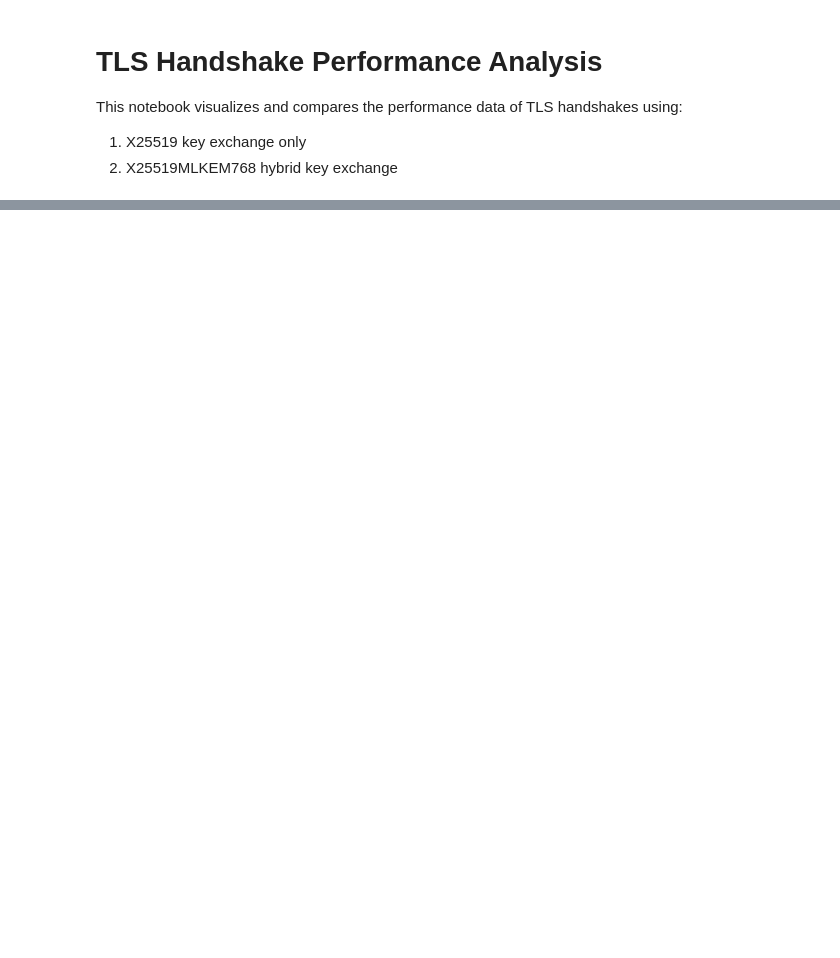
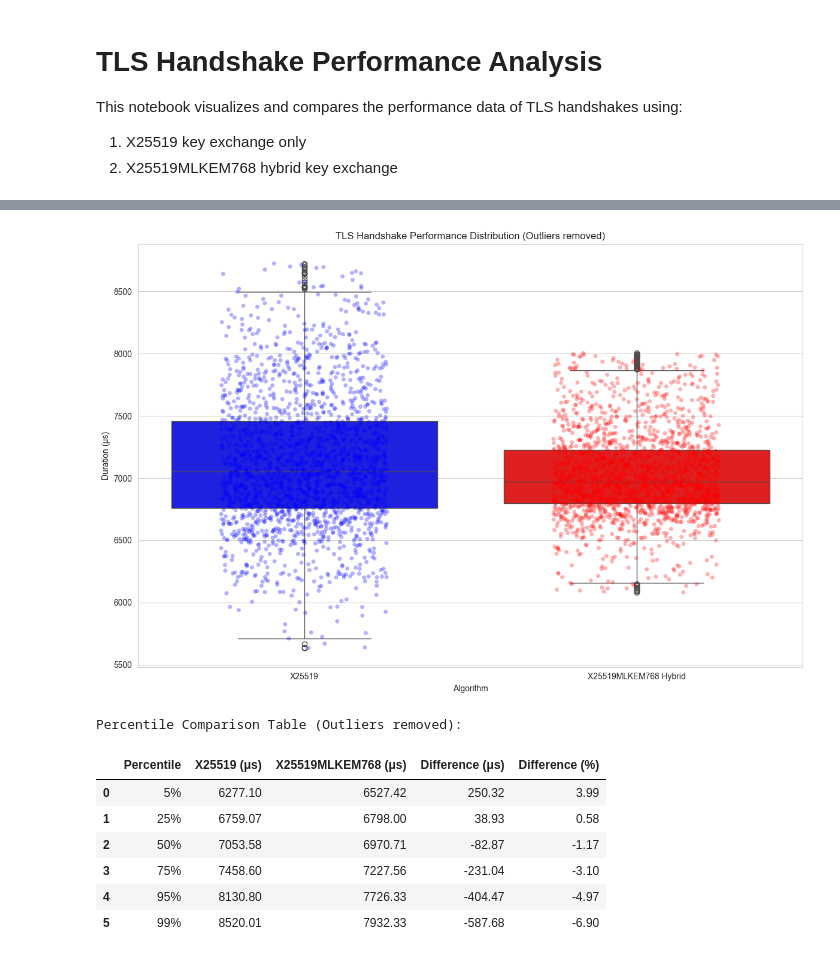
Before and after one commit to linukaratnayake/x25519mlkem768_x25519_perf_analysis, a Jupyter notebook: results/visualize_results.ipynb, the cells around one changed output, grey strips where cells are left out. Drawn from its saved outputs; the diff is of its cells as text; code cells hidden in the pictures; blank space fills up the shorter version.

```diff
--- a/results/visualize_results.ipynb
+++ b/results/visualize_results.ipynb
@@ -328 +320,59 @@ The performance difference is statistically significant (p < 0.05)
+# %%
+# Box plot comparison of the two algorithms
+plt.figure(figsize=(12, 8))
+
+# Create a combined dataframe for box plotting
+df_x25519_copy = df_x25519.copy()
+df_hybrid_copy = df_hybrid.copy()
+
+df_x25519_copy['Algorithm'] = 'X25519'
+df_hybrid_copy['Algorithm'] = 'X25519MLKEM768 Hybrid'
+
+df_combined = pd.concat([df_x25519_copy, df_hybrid_copy])
+
+# Create the box plot
+ax = sns.boxplot(x='Algorithm', y='duration_microseconds', data=df_combined,
+               palette={'X25519': 'blue', 'X25519MLKEM768 Hybrid': 'red'})
+
+# Add data points with jitter for better visibility
+sns.stripplot(x='Algorithm', y='duration_microseconds', data=df_combined,
+            palette={'X25519': 'blue', 'X25519MLKEM768 Hybrid': 'red'},
+            alpha=0.3, jitter=0.25)
+
+# Customize the plot
+plt.title(f'TLS Handshake Performance Distribution {outlier_status}')
+plt.ylabel('Duration (μs)')
+plt.tight_layout()
+plt.savefig(f'tls_handshake_boxplot_comparison{"_no_outliers" if remove_outliers else ""}.png', dpi=300)
+plt.show()
+
+# Create a table of key percentiles for easy comparison
+percentiles = [0.05, 0.25, 0.50, 0.75, 0.95, 0.99]
+x25519_percentiles = df_x25519['duration_microseconds'].quantile(percentiles)
+hybrid_percentiles = df_hybrid['duration_microseconds'].quantile(percentiles)
+
+# Calculate percentage difference at each percentile
+percentile_diff = (hybrid_percentiles - x25519_percentiles) / x25519_percentiles * 100
+
+# Create a DataFrame to display the results
+comparison_table = pd.DataFrame({
+    'Percentile': [f"{int(p*100)}%" for p in percentiles],
+    'X25519 (μs)': x25519_percentiles.values.round(2),
+    'X25519MLKEM768 (μs)': hybrid_percentiles.values.round(2),
+    'Difference (μs)': (hybrid_percentiles - x25519_percentiles).values.round(2),
+    'Difference (%)': percentile_diff.values.round(2)
+})
+
+print(f"Percentile Comparison Table {outlier_status}:")
+display(comparison_table)
+# %% [output]
+[figure, added]
+Percentile Comparison Table (Outliers removed):
+|  | Percentile | X25519 (μs) | X25519MLKEM768 (μs) | Difference (μs) | Difference (%) |
+| 0 | 5% | 6277.10 | 6527.42 | 250.32 | 3.99 |
+| 1 | 25% | 6759.07 | 6798.00 | 38.93 | 0.58 |
+| 2 | 50% | 7053.58 | 6970.71 | -82.87 | -1.17 |
+| 3 | 75% | 7458.60 | 7227.56 | -231.04 | -3.10 |
+| 4 | 95% | 8130.80 | 7726.33 | -404.47 | -4.97 |
+| 5 | 99% | 8520.01 | 7932.33 | -587.68 | -6.90 |
 # %%
```
Also changed, not shown: parts of 11 cells of this notebook.
